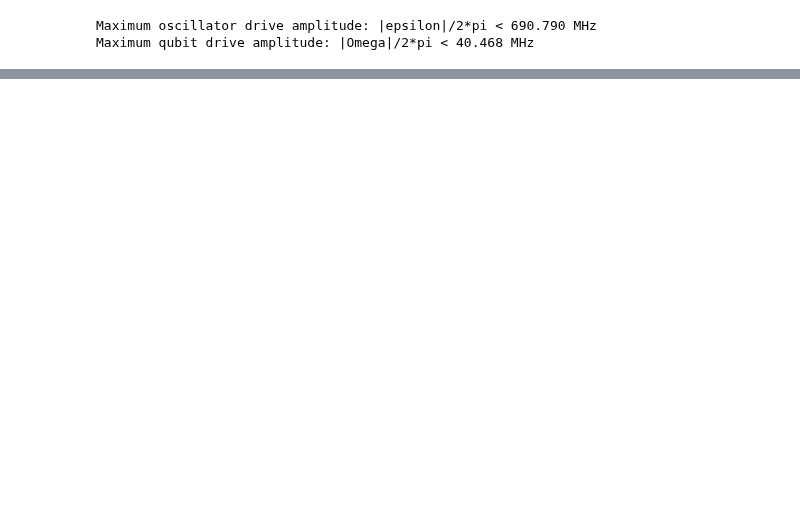
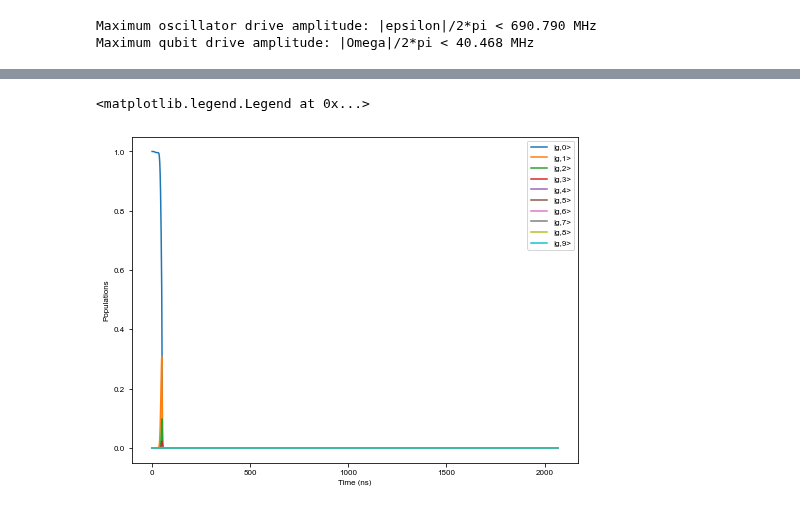
Before and after one commit to alec-eickbusch/ECD_control, a Jupyter notebook: examples/Fock_prep_ECD_opt.ipynb, the cells around one changed output, grey strips where cells are left out. Saved outputs shown, nothing was run; the diff lists cells and outputs as text; code cells hidden in the pictures; blank space fills up the shorter version.

```diff
--- a/examples/Fock_prep_ECD_opt.ipynb
+++ b/examples/Fock_prep_ECD_opt.ipynb
@@ -231,0 +297,7 @@ Text(0.5, 0, 'ns')
+# %%
+# expectation values to measure (populations of various fock states)
+e_ops = []
+for i in range(n_c):
+    target = tensor(basis(n_q,0), basis(n_c, i))
+    op = target*target.dag()
+    e_ops.append(op)
@@ -231,0 +352,14 @@ Text(0.5, 0, 'ns')
+# %%
+# First 10 states
+fig = plt.figure(figsize=(8,6))
+
+for i in range(10):
+    plt.plot(times, output.expect[i], label = '|g,'+str(i)+'>')
+
+plt.xlabel("Time (ns)")
+plt.ylabel("Populations")
+plt.legend(prop={'size': 12}, loc=2)
+plt.legend()
+# %% [output]
+<matplotlib.legend.Legend at 0x...>
+[figure, added]
```
Also changed, not shown: parts of 25 cells of this notebook.
